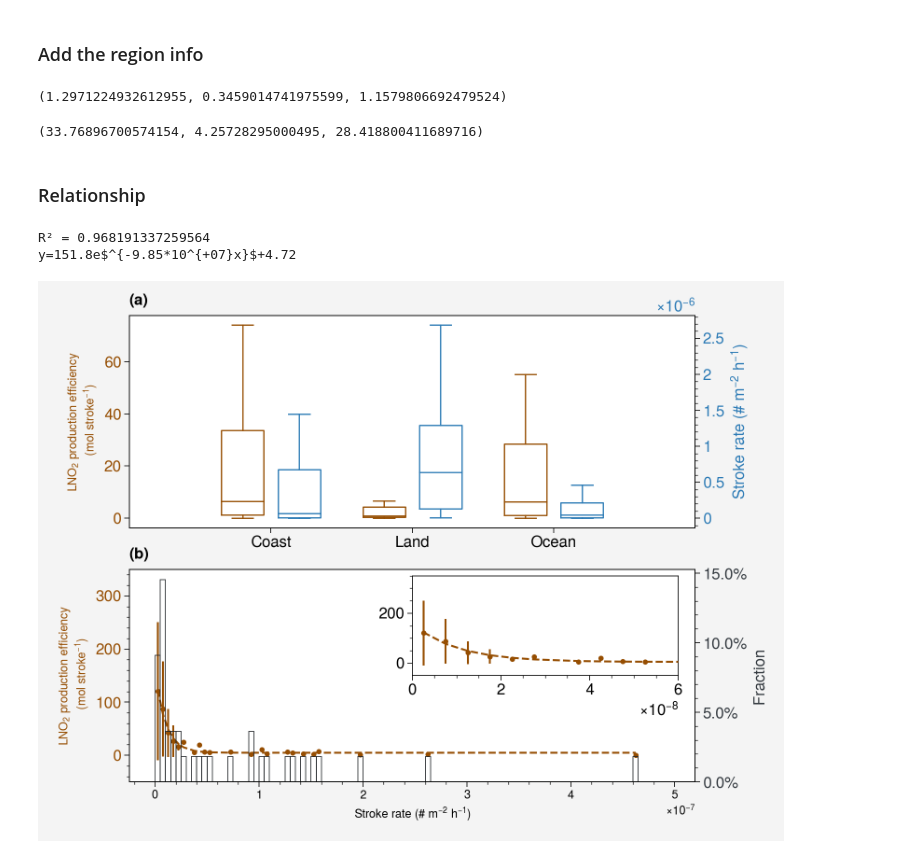
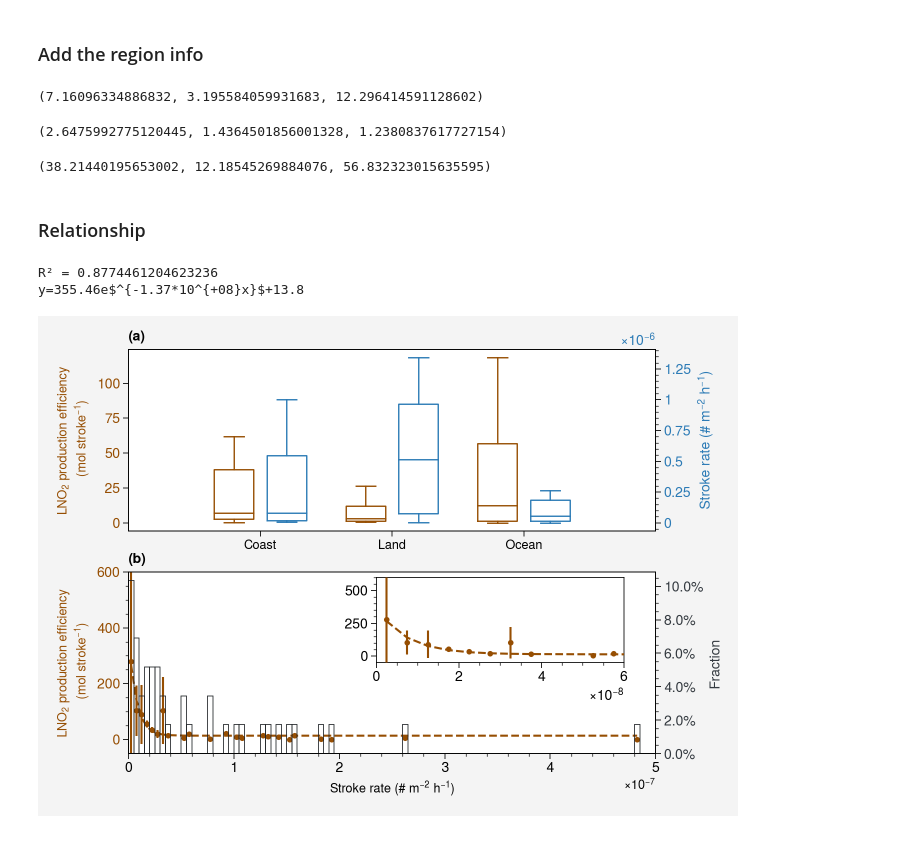
Before and after one commit to zxdawn/S5P-LNO2-Notebook, a Jupyter notebook: analysis/lightning_no2_production.ipynb, the cells around one changed output. Cells and saved outputs as stored; diff of their text form; code cells hidden in the pictures.

```diff
--- a/analysis/lightning_no2_production.ipynb
+++ b/analysis/lightning_no2_production.ipynb
@@ -88,0 +98,17 @@ Summed data for selected cases per 0.5◦ × 0.5◦ grid. (a) GLD360 lightning s
+# %%
+fig, axs = pplt.subplots(proj='npstere', ncols=2)
+
+axs.format(reso='med', abc='(a)',
+        latlines=10, gridcolor='gray2', gridlinewidth=1, gridalpha=0.6, gridlinestyle='--',
+        # latinline=True, gridlabelcolor='w',
+        lonlabels='lrbt', boundinglat=70,
+        # landcolor='gray5', land=True,
+        coast=True, coastcolor='gray8',
+        )
+
+plot_lightning_grid(lightning_grid_500hpa, axs[0])
+plot_lno2_grid(lno2_grid, axs[1])
+
+
+axs.stock_img()
+axs.text(-42, 77, '80$^{\circ}$ N', rotation=-45, transform=ccrs.PlateCarree())
@@ -92,7 +121,7 @@ Summed data for selected cases per 0.5◦ × 0.5◦ grid. (a) GLD360 lightning s
 ### Read lightning no2 production data
 # %%
 def filter_case(df):
-    df_lno2 = df[(df['pe_lno2']>0)&(df['pe_lno2geo']>0)&(df['pe_lno2vis'])>0]
+    df_lno2 = df[(df['pe_lno2']>0)]#&(df['pe_lno2geo']>0)&(df['pe_lno2vis'])>0]
 
     return df_lno2
 
@@ -135,15 +162,20 @@ cond_ocean = shapely.vectorized.contains(ocean_geom, df_lno2['longitude'], df_ln
 
 region = np.argmax(np.vstack((cond_coast, cond_land, cond_ocean))==1, axis=0)
 df_lno2['region'] = region
+# %%
+# 0: 'coast', 1: 'land', 2: 'ocean'
+df_lno2['pe_lno2'][df_lno2['region']==0].median(), df_lno2['pe_lno2'][df_lno2['region']==1].median(), df_lno2['pe_lno2'][df_lno2['region']==2].median()
+# %% [output]
+(7.16096334886832, 3.195584059931683, 12.296414591128602)
 # %%
 # 0: 'coast', 1: 'land', 2: 'ocean'
 df_lno2['pe_lno2'][df_lno2['region']==0].quantile(0.25), df_lno2['pe_lno2'][df_lno2['region']==1].quantile(0.25), df_lno2['pe_lno2'][df_lno2['region']==2].quantile(0.25)
 # %% [output]
-(1.2971224932612955, 0.3459014741975599, 1.1579806692479524)
+(2.6475992775120445, 1.4364501856001328, 1.2380837617727154)
 # %%
 df_lno2['pe_lno2'][df_lno2['region']==0].quantile(0.75), df_lno2['pe_lno2'][df_lno2['region']==1].quantile(0.75), df_lno2['pe_lno2'][df_lno2['region']==2].quantile(0.75)
 # %% [output]
-(33.76896700574154, 4.25728295000495, 28.418800411689716)
+(38.21440195653002, 12.18545269884076, 56.832323015635595)
 # %% [markdown]
 ### Relationship
 # %%
@@ -168,8 +200,14 @@ p0 = (20, .1, 50) # start with values near those we expect
 params, cv = curve_fit(monoExp, xs, ys, p0)
 m, t, b = params
 
+def power_law(x, a, b):
+    return a*x**b
+
+# a, b = curve_fit(power_law, xs, ys, bounds=((-np.inf, -np.inf), (np.inf, 0)))[0]
+
 # determine quality of the fit
 squaredDiffs = np.square(ys - monoExp(xs, m, t, b))
+# squaredDiffs = np.square(ys - power_law(xs, a, b))
 squaredDiffsFromMean = np.square(ys - np.mean(ys))
 rSquared = 1 - np.sum(squaredDiffs) / np.sum(squaredDiffsFromMean)
 print(f"R² = {rSquared}")
@@ -177,17 +215,20 @@ print(f"R² = {rSquared}")
 # ax.legend(l, loc='ur')
 base, power = f'{-t:.2e}'.split('e')
 print(f'y={m.round(2)}e$^{{{base}*10^{{{power}}}x}}$+{b.round(2)}')
+# print(f'y={a}x$^{b.round(2)}')
 # %% [output]
-R² = 0.968191337259564
-y=151.8e$^{-9.85*10^{+07}x}$+4.72
+R² = 0.8774461204623236
+y=355.46e$^{-1.37*10^{+08}x}$+13.8
 # %%
-fig, (ax1, ax2) = plt.subplots(2, 1, figsize=(8, 6))
+fig, (ax1, ax2) = plt.subplots(2, 1, figsize=(7, 5))
 
-plt.rcParams.update({'font.size': 12, 'font.family':'sans-serif'})
+plt.rcParams.update({'font.size': 10, 'font.family':'sans-serif'})
 
 pe_grp = list(df_lno2.groupby('region')['pe_lno2'].agg(list))
 lfr_grp = list(df_lno2.groupby('region')['lfr'].agg(list))
 
+
+# --- subplot 1 ---
 bpl = ax1.boxplot(pe_grp, positions=np.array(range(len(pe_grp)))*2.0-0.4, sym='', widths=0.6)
 
 ax3 = ax1.twinx()
@@ -206,7 +247,7 @@ ticks = ['Coast', 'Land', 'Ocean']
 plt.xticks(range(0, len(ticks) * 2, 2), ticks)
 ax1.set_xlim(-2, len(ticks)*2)
 
-# # ------- plot LNO2 production ---------
+
 ax4 = ax2.twinx()
 mask = df_lno2['nlightning']>100
 df_lno2['lfr'][mask].plot.hist(bins=lfr_bins,
@@ -214,46 +255,55 @@ df_lno2['lfr'][mask].plot.hist(bins=lfr_bins,
                                      fc='none', edgecolor='gray9', ax=ax4, zorder=1)
 ax4.yaxis.set_major_formatter(PercentFormatter(1))
 
+
+# --- subplot 2 ---
+
 ax2.plot(xs, ys, '.', c='warm brown', zorder=100)
 ax2.errorbar(xs, ys, ystd, fmt='none', c='warm brown', capsize=0, zorder=100)
 ax2.plot(xs, monoExp(xs, m, t, b), '--', c='warm brown', zorder=100)
-ax2.set_ylim([-50, 350])
+# ax2.plot(xs, power_law(xs, a, b), '--', c='warm brown', zorder=100)
+
+ax2.set_ylim([-50, 600])
+ax2.set_xlim([0, 5e-7])
 
 
 ax1.grid(False)
 ax2.grid(False)
 ax3.grid(False)
 ax4.grid(False)
 
 ax1.set_ylabel('LNO$_2$ production efficiency \n (mol stroke$^{-1}$)', color='warm brown')
 ax3.set_ylabel('Stroke rate (# m$^{-2}$ h$^{-1}$)', color='#2C7BB6')
 ax2.set_xlabel('Stroke rate (# m$^{-2}$ h$^{-1}$)')
 ax2.set_ylabel('LNO$_2$ production efficiency \n (mol stroke$^{-1}$)', color='warm brown')
 
 
 ax4.set_ylabel('Fraction', color='gray8')
 
-ax1.tick_params(axis='x', labelsize=12)
-ax1.tick_params(axis='y', labelcolor='warm brown', labelsize=12)
-ax2.tick_params(axis='y', labelcolor='warm brown', labelsize=12)
-ax3.tick_params(axis='y', labelcolor='#2C7BB6', labelsize=12)
-ax4.tick_params(axis='y', labelcolor='gray8', labelsize=12)
+ax1.tick_params(axis='y', labelcolor='warm brown', labelsize=10)
+ax2.tick_params(axis='x', labelsize=10)
+ax2.tick_params(axis='y', labelcolor='warm brown', labelsize=10)
+ax3.tick_params(axis='y', labelcolor='#2C7BB6', labelsize=10)
+ax4.tick_params(axis='y', labelcolor='gray8', labelsize=10)
 
 ax1.minorticks_off()
 
 plt.tight_layout()
 
-ax1.text(0, 1.05, '(a)', transform=ax1.transAxes, size=12, weight='bold')
-ax2.text(0, 1.05, '(b)', transform=ax2.transAxes, size=12, weight='bold')
+ax1.text(0, 1.05, '(a)', transform=ax1.transAxes, size=10, weight='bold')
+ax2.text(0, 1.05, '(b)', transform=ax2.transAxes, size=10, weight='bold')
 
-axins = ax2.inset_axes([0.5, 0.5, 0.47, 0.47])
+axins = ax2.inset_axes([0.47, 0.5, 0.47, 0.47])
 axins.plot(xs, ys, '.', c='warm brown', zorder=100)
 axins.errorbar(xs, ys, ystd, fmt='none', c='warm brown', capsize=0, zorder=100)
 axins.plot(xs, monoExp(xs, m, t, b), '--', c='warm brown', zorder=100)
-axins.set_ylim([-50, 350])
+# axins.plot(xs, power_law(xs, a, b), '--', c='warm brown', zorder=100)
+axins.set_ylim([-50, 600])
 axins.set_xlim([0, 6e-8])
 axins.grid(False)
 
+axs.format(labelsize=10, tickminor=False)
+
 fig.savefig('../figures/pe_rate.pdf')
 # %% [output]
-[figure, old version]
+[figure, new version]
```
Also changed, not shown: parts of 12 cells of this notebook.
